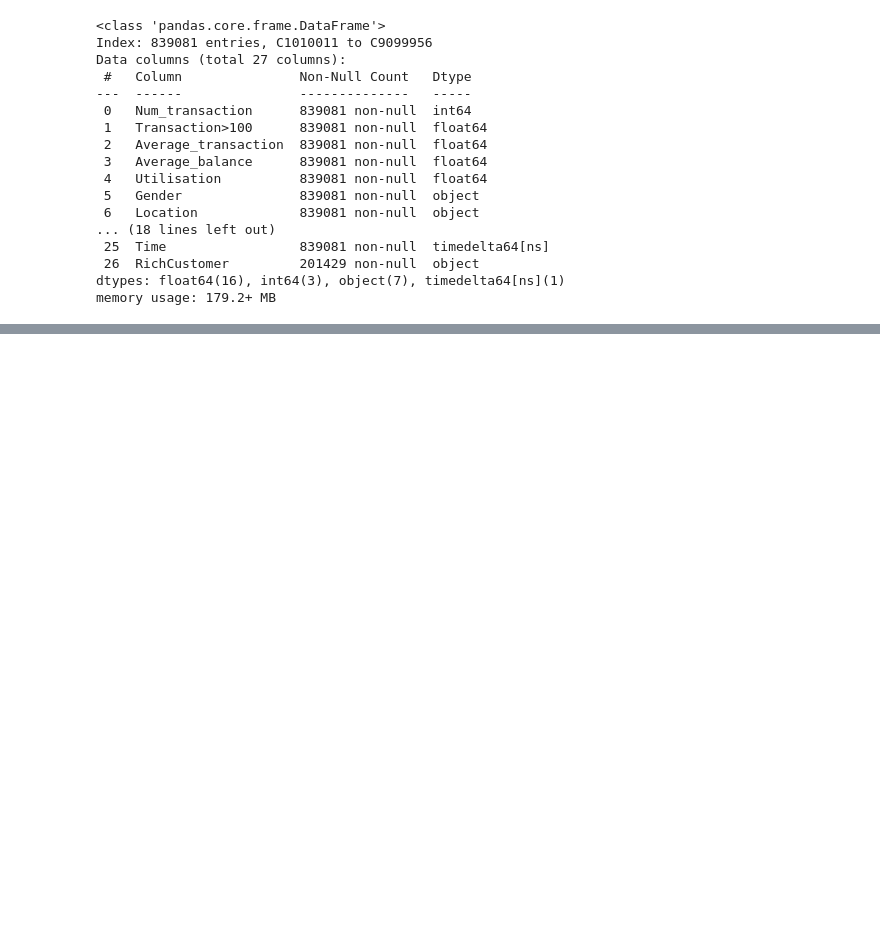
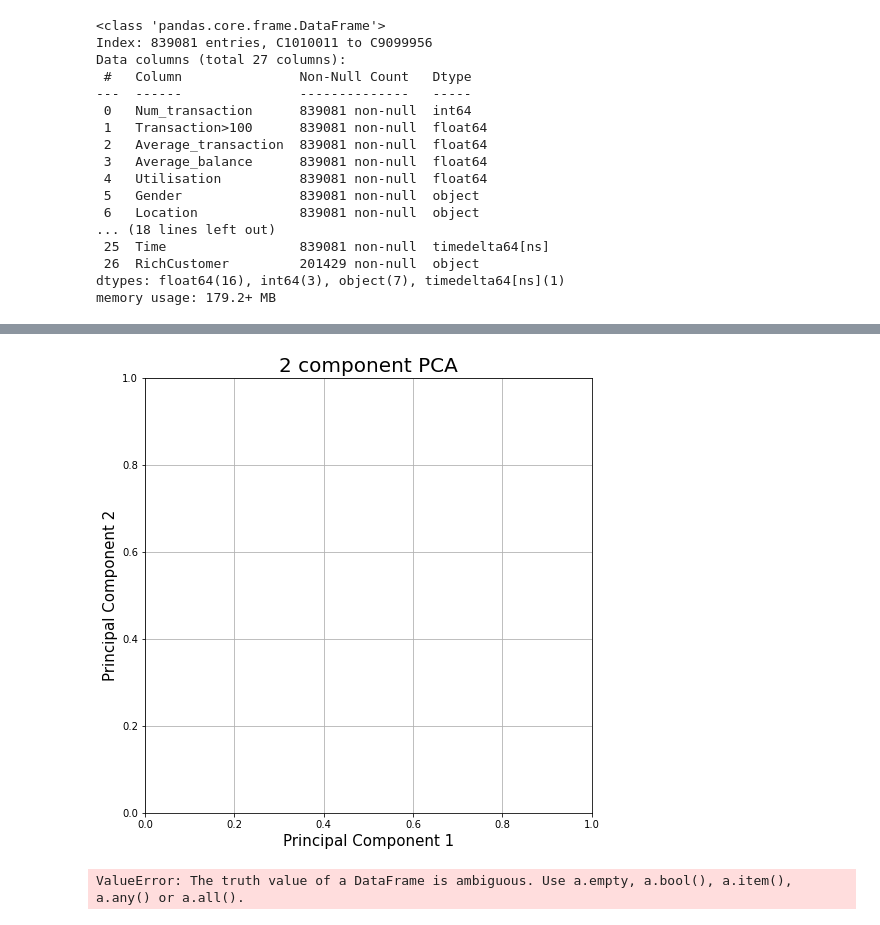
Before and after one commit to maryyyyna/ADM-HW4-Group14, a Jupyter notebook: Question2.ipynb, the cells around one changed output, grey strips where cells are left out. Drawn from its saved outputs; the diff is of its cells as text; code cells hidden in the pictures; blank space fills up the shorter version.

```diff
--- a/Question2.ipynb
+++ b/Question2.ipynb
@@ -448,0 +633,35 @@ ValueError: could not convert string to float: 'M'
+# %%
+fig = plt.figure(figsize = (8,8))
+ax = fig.add_subplot(1,1,1)
+ax.set_xlabel('Principal Component 1', fontsize = 15)
+ax.set_ylabel('Principal Component 2', fontsize = 15)
+ax.set_title('2 component PCA', fontsize = 20)
+#targets = ['Iris-setosa', 'Iris-versicolor', 'Iris-virginica']
+#colors = ['r', 'g', 'b']
+for target, color in zip(targets,colors):
+    indicesToKeep = finalDf['target'] == target
+    ax.scatter(finalDf.loc[indicesToKeep, 'principal component 1']
+               , finalDf.loc[indicesToKeep, 'principal component 2']
+               , c = color
+               , s = 50)
+ax.legend(targets)
+ax.grid()
+# %% [output]
+[figure, added]
+# %%
+components = pca.fit_transform(principalDf)
+labels = {
+    str(i): f"PC {i+1} ({var:.1f}%)"
+    for i, var in enumerate(pca.explained_variance_ratio_ * 100)
+}
+
+fig = px.scatter_matrix(
+    components,
+    labels=labels,
+    dimensions=range(4),
+    color=principalDf
+)
+fig.update_traces(diagonal_visible=False)
+fig.show()
+# %% [output]
+ValueError: The truth value of a DataFrame is ambiguous. Use a.empty, a.bool(), a.item(), a.any() or a.all().
```
Also changed, not shown: parts of 21 cells of this notebook.
